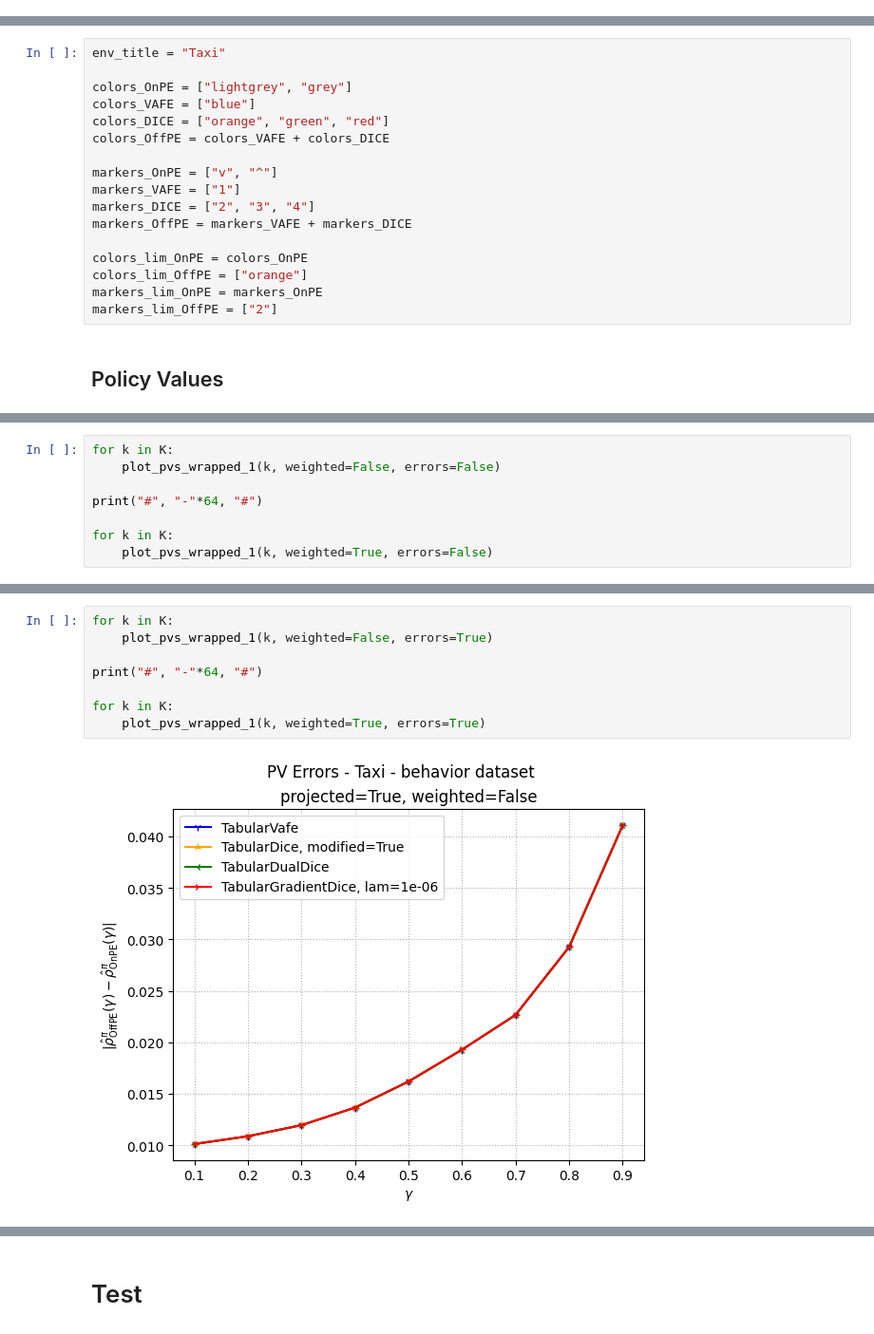
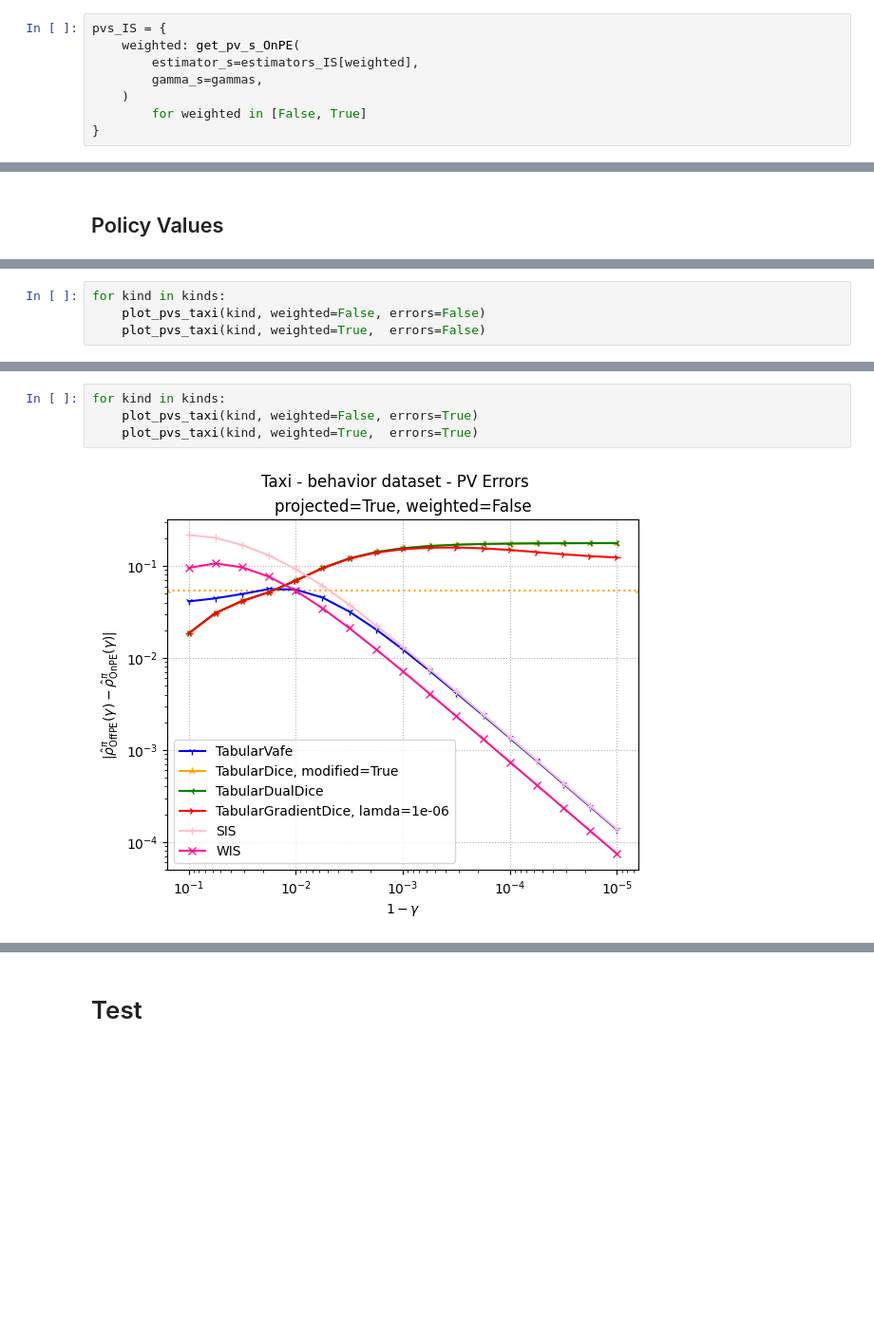
Before and after one commit to MrWhiteRichard/dice_rl_sepsis, a Jupyter notebook: results_taxi.ipynb, the cells around one changed output, grey strips where cells are left out. Shown at 95% size. Drawn from its saved outputs; the diff is of its cells as text; blank space fills up the shorter version.

```diff
--- a/results_taxi.ipynb
+++ b/results_taxi.ipynb
@@ -241,0 +235,8 @@ pv_DICE = { False: pv_DICE_w, True: pv_DICE_w, }
+# %%
+pvs_IS = {
+    weighted: get_pv_s_OnPE(
+        estimator_s=estimators_IS[weighted],
+        gamma_s=gammas,
+    )
+        for weighted in [False, True]
+}
@@ -242,21 +261,4 @@ pv_DICE = { False: pv_DICE_w, True: pv_DICE_w, }
 # %% [markdown]
 # Plot
-# %%
-env_title = "Taxi"
-
-colors_OnPE = ["lightgrey", "grey"]
-colors_VAFE = ["blue"]
-colors_DICE = ["orange", "green", "red"]
-colors_OffPE = colors_VAFE + colors_DICE
-
-markers_OnPE = ["v", "^"]
-markers_VAFE = ["1"]
-markers_DICE = ["2", "3", "4"]
-markers_OffPE = markers_VAFE + markers_DICE
-
-colors_lim_OnPE = colors_OnPE
-colors_lim_OffPE = ["orange"]
-markers_lim_OnPE = markers_OnPE
-markers_lim_OffPE = ["2"]
 # %% [markdown]
 ## Policy Values
@@ -377,9 +328,5 @@ def plot_pvs_wrapped_2(k, weighted, errors):
 # %%
-for k in K:
-    plot_pvs_wrapped_1(k, weighted=False, errors=False)
-
-print("#", "-"*64, "#")
-
-for k in K:
-    plot_pvs_wrapped_1(k, weighted=True, errors=False)
+for kind in kinds:
+    plot_pvs_taxi(kind, weighted=False, errors=False)
+    plot_pvs_taxi(kind, weighted=True,  errors=False)
 # %% [output]
@@ -391,10 +337,6 @@ for k in K:
 # %%
-for k in K:
-    plot_pvs_wrapped_1(k, weighted=False, errors=True)
-
-print("#", "-"*64, "#")
-
-for k in K:
-    plot_pvs_wrapped_1(k, weighted=True, errors=True)
+for kind in kinds:
+    plot_pvs_taxi(kind, weighted=False, errors=True)
+    plot_pvs_taxi(kind, weighted=True,  errors=True)
 # %% [output]
-[figure, old version]
+[figure, new version]
```
Also changed, not shown: parts of 43 cells of this notebook, 3 other files.
